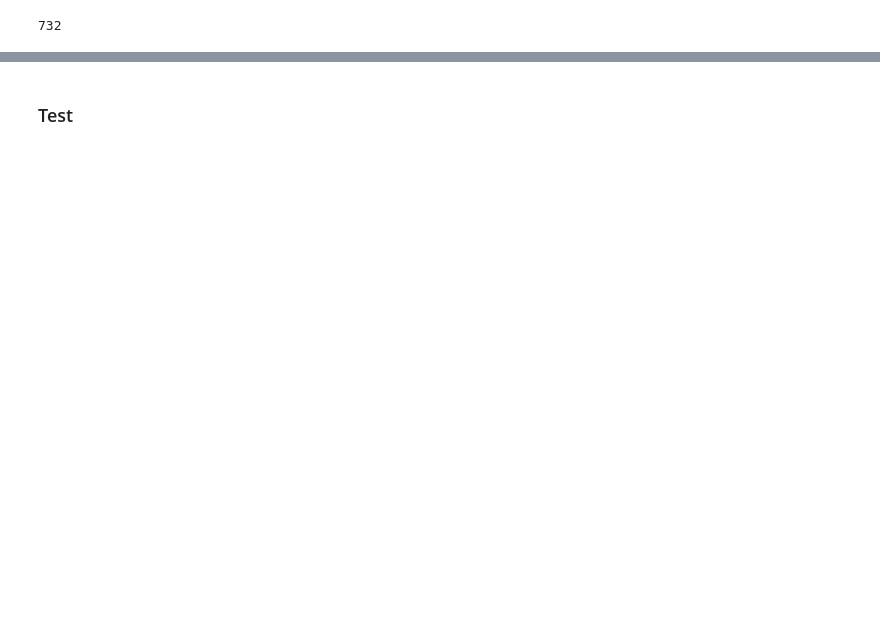
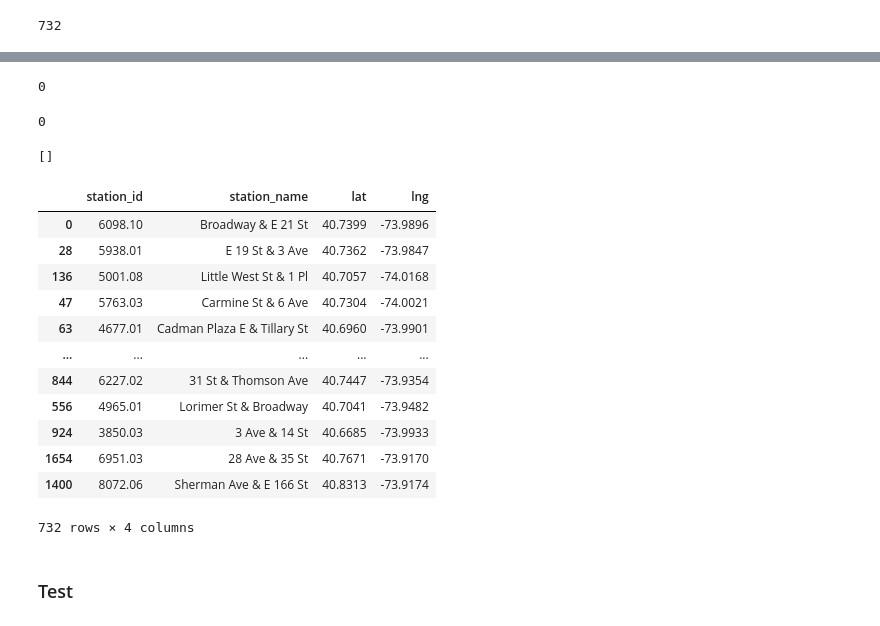
Before and after one commit to anneruhnke/bikesharing, a Jupyter notebook: bikesharing.ipynb, the cells around one changed output, grey strips where cells are left out. Cells and saved outputs as stored; diff of their text form; code cells hidden in the pictures; blank space fills up the shorter version.

```diff
--- a/bikesharing.ipynb
+++ b/bikesharing.ipynb
@@ -515,0 +495,4 @@ station_id_location_list
+# %%
+station_id_location.duplicated().sum()
+# %% [output]
+0
@@ -515,0 +501,15 @@ station_id_location_list
+# %%
+station_id_location.duplicated().sum()
+# %% [output]
+0
+# %%
+station_id_location_list = []
+
+for i in range(0, len(station_id_location)):
+    if station_id_location.duplicated()[i] == True:
+        station_id_location_list.append(station_id_location.lat[i])
+        station_id_location_list.append(station_id_location.lng[i])
+
+station_id_location_list
+# %% [output]
+[]
@@ -516,3 +518,26 @@ station_id_location_list
+# %%
+new_df = pd.DataFrame(columns=['station_id', 'station_name', 'lat', 'lng'])
+station_id_result = pd.DataFrame(columns=['station_id', 'station_name', 'lat', 'lng'])
+
+for i in range(0, len(station_id_dup)):
+    new_df = station_id[station_id.station_id == station_id_dup[i]]
+    station_id_result = station_id_result.append(new_df)
+
+station_id_result
+# %% [output]
+|  | station_id | station_name | lat | lng |
+| 0 | 6098.10 | Broadway & E 21 St | 40.7399 | -73.9896 |
+| 28 | 5938.01 | E 19 St & 3 Ave | 40.7362 | -73.9847 |
+| 136 | 5001.08 | Little West St & 1 Pl | 40.7057 | -74.0168 |
+| 47 | 5763.03 | Carmine St & 6 Ave | 40.7304 | -74.0021 |
+| 63 | 4677.01 | Cadman Plaza E & Tillary St | 40.6960 | -73.9901 |
+| ... | ... | ... | ... | ... |
+| 844 | 6227.02 | 31 St & Thomson Ave | 40.7447 | -73.9354 |
+| 556 | 4965.01 | Lorimer St & Broadway | 40.7041 | -73.9482 |
+| 924 | 3850.03 | 3 Ave & 14 St | 40.6685 | -73.9933 |
+| 1654 | 6951.03 | 28 Ave & 35 St | 40.7671 | -73.9170 |
+| 1400 | 8072.06 | Sherman Ave & E 166 St | 40.8313 | -73.9174 |
+732 rows × 4 columns
 # %% [markdown]
 ### Test
 # %%
```
Also changed, not shown: parts of 40 cells of this notebook.
